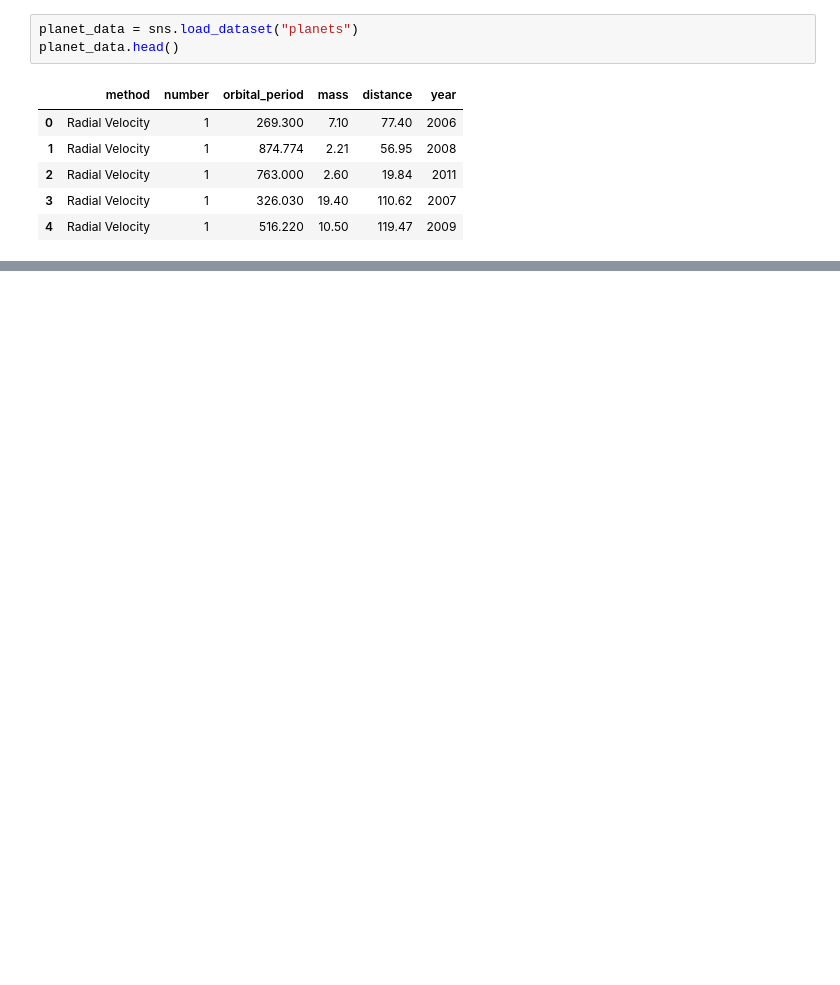
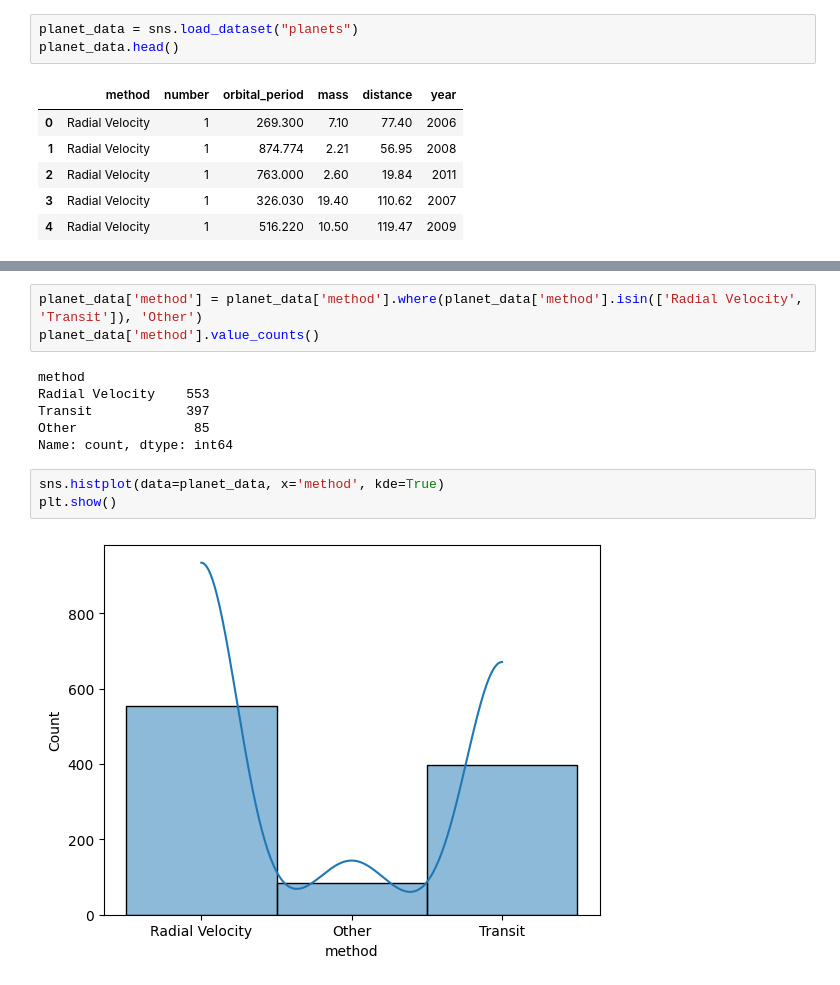
Before and after one commit to Mikeecee1/ProjectPractice-, a Jupyter notebook: jupyter_notebooks/practice.ipynb, the cells around one changed output, grey strips where cells are left out. Saved outputs shown, nothing was run; the diff lists cells and outputs as text; blank space fills up the shorter version.

Commit message:
Added some plots for planet data

```diff
--- a/jupyter_notebooks/practice.ipynb
+++ b/jupyter_notebooks/practice.ipynb
@@ -31,0 +104,14 @@ planet_data.info()
+# %%
+planet_data['method'] = planet_data['method'].where(planet_data['method'].isin(['Radial Velocity', 'Transit']), 'Other')
+planet_data['method'].value_counts()
+# %% [output]
+method
+Radial Velocity    553
+Transit            397
+Other               85
+Name: count, dtype: int64
+# %%
+sns.histplot(data=planet_data, x='method', kde=True)
+plt.show()
+# %% [output]
+[figure, added]
```
Also changed, not shown: parts of 7 cells of this notebook.
